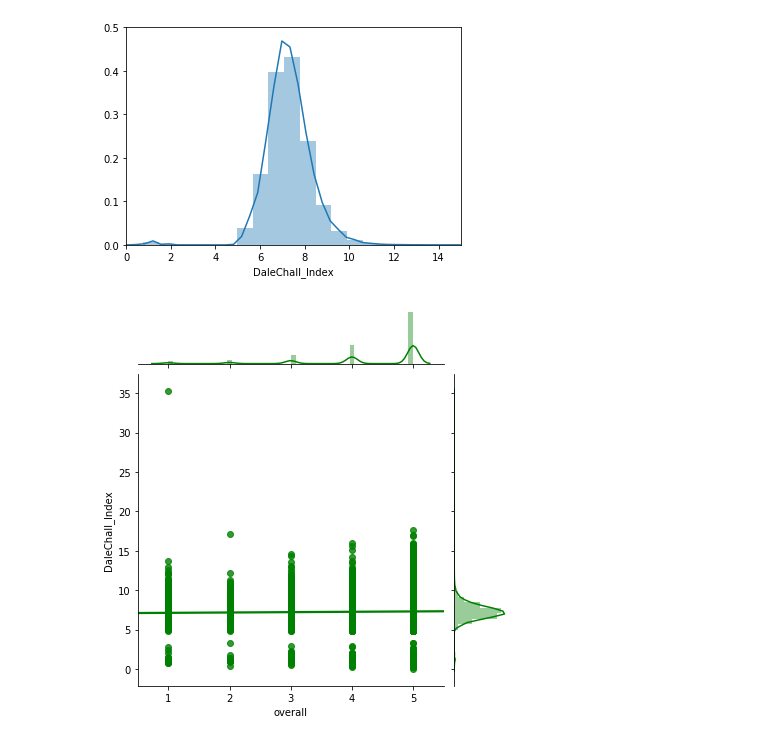
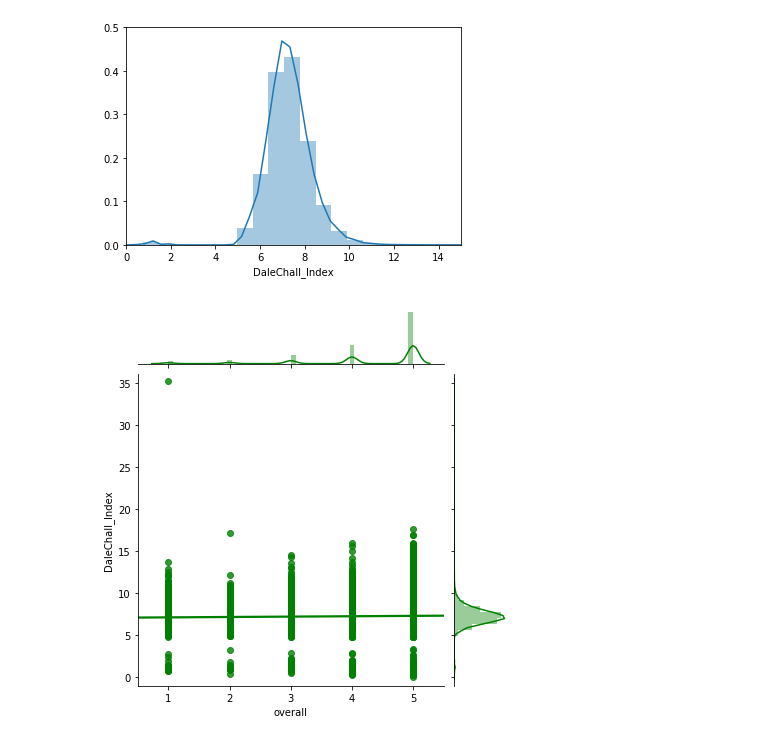
Before and after one commit to KrupaVadher/CMPE255Project, a Jupyter notebook: Code/Semantic scores analysis/Visualize_Score_Dale_Chall_Index.ipynb, the cells around one changed output. Drawn from its saved outputs; the diff is of its cells as text; code cells hidden in the pictures.

```diff
--- a/Code/Semantic scores analysis/Visualize_Score_Dale_Chall_Index.ipynb
+++ b/Code/Semantic scores analysis/Visualize_Score_Dale_Chall_Index.ipynb
@@ -97,8 +97,9 @@ plt.show()
 # %%
 ########################################################################################################
 # Visualize jointplot of 'DaleChall_Index' column again 'overall' column
 ########################################################################################################
 sns.jointplot(data=toyData, x='overall', y='DaleChall_Index', kind='reg', color='g')
+plt.ylim(-1,36)
 plt.show()
 # %% [output]
-[figure, old version]
+[figure, new version]
```
Also changed, not shown: parts of 2 cells of this notebook.
